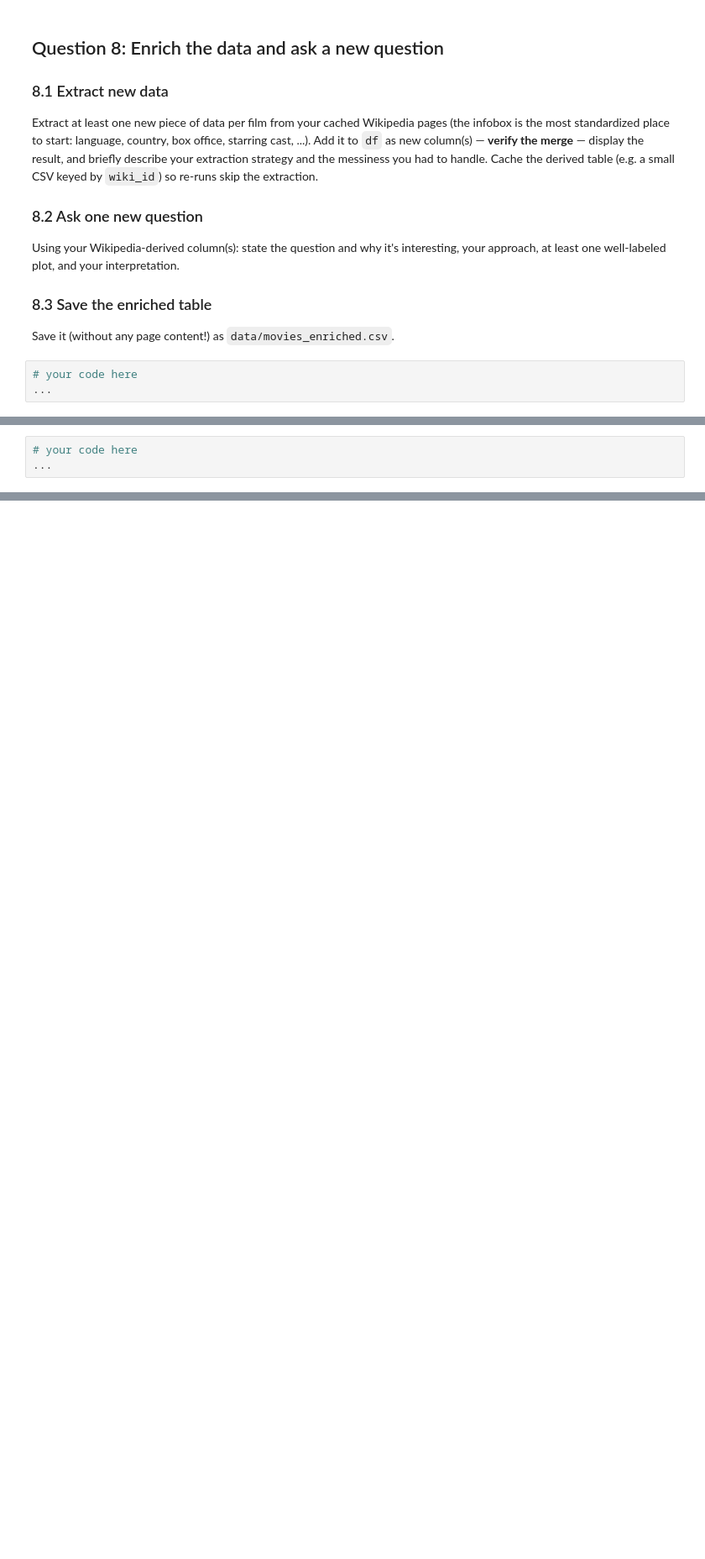
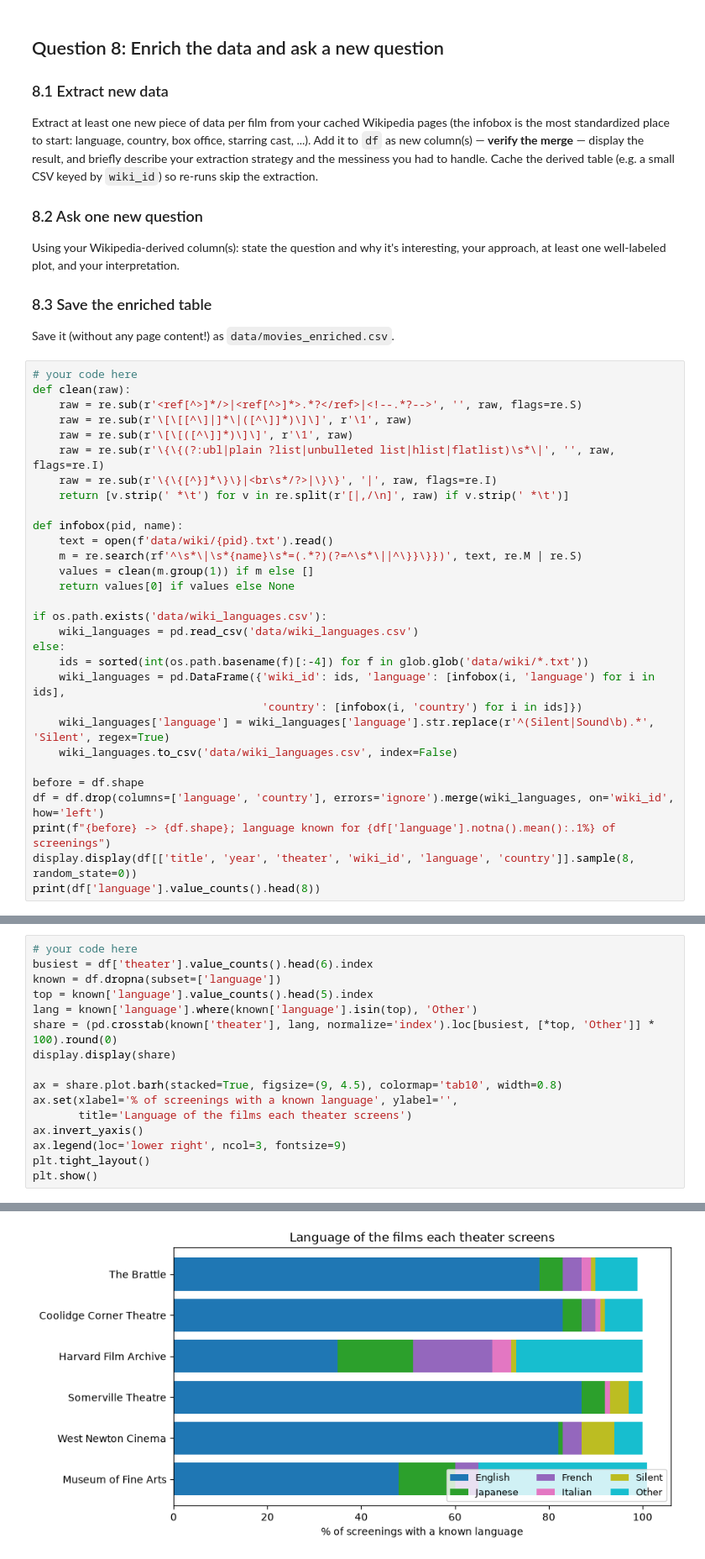
Before and after one commit to qqgjyx/AC-209A, a Jupyter notebook: homeworks/cs1090a_hw1/cs1090a_hw1.ipynb, the cells around one changed output, grey strips where cells are left out. Shown at 84% size. Drawn from its saved outputs; the diff is of its cells as text; blank space fills up the shorter version.

```diff
--- a/homeworks/cs1090a_hw1/cs1090a_hw1.ipynb
+++ b/homeworks/cs1090a_hw1/cs1090a_hw1.ipynb
@@ -809,4 +960,31 @@ Using your Wikipedia-derived column(s): state the question and why it's interest
 Save it (without any page content!) as `data/movies_enriched.csv`.
 # %%
 # your code here
-...
+def clean(raw):
+    raw = re.sub(r'<ref[^>]*/>|<ref[^>]*>.*?</ref>|<!--.*?-->', '', raw, flags=re.S)
+    raw = re.sub(r'\[\[[^\]|]*\|([^\]]*)\]\]', r'\1', raw)
+    raw = re.sub(r'\[\[([^\]]*)\]\]', r'\1', raw)
+    raw = re.sub(r'\{\{(?:ubl|plain ?list|unbulleted list|hlist|flatlist)\s*\|', '', raw, flags=re.I)
+    raw = re.sub(r'\{\{[^}]*\}\}|<br\s*/?>|\}\}', '|', raw, flags=re.I)
+    return [v.strip(' *\t') for v in re.split(r'[|,/\n]', raw) if v.strip(' *\t')]
+
+def infobox(pid, name):
+    text = open(f'data/wiki/{pid}.txt').read()
+    m = re.search(rf'^\s*\|\s*{name}\s*=(.*?)(?=^\s*\||^\}}\}})', text, re.M | re.S)
+    values = clean(m.group(1)) if m else []
+    return values[0] if values else None
+
+if os.path.exists('data/wiki_languages.csv'):
+    wiki_languages = pd.read_csv('data/wiki_languages.csv')
+else:
+    ids = sorted(int(os.path.basename(f)[:-4]) for f in glob.glob('data/wiki/*.txt'))
+    wiki_languages = pd.DataFrame({'wiki_id': ids, 'language': [infobox(i, 'language') for i in ids],
+                                   'country': [infobox(i, 'country') for i in ids]})
+    wiki_languages['language'] = wiki_languages['language'].str.replace(r'^(Silent|Sound\b).*', 'Silent', regex=True)
+    wiki_languages.to_csv('data/wiki_languages.csv', index=False)
+
+before = df.shape
+df = df.drop(columns=['language', 'country'], errors='ignore').merge(wiki_languages, on='wiki_id', how='left')
+print(f"{before} -> {df.shape}; language known for {df['language'].notna().mean():.1%} of screenings")
+display.display(df[['title', 'year', 'theater', 'wiki_id', 'language', 'country']].sample(8, random_state=0))
+print(df['language'].value_counts().head(8))
@@ -815,3 +1014,17 @@ Save it (without any page content!) as `data/movies_enriched.csv`.
 # %%
 # your code here
-...
+busiest = df['theater'].value_counts().head(6).index
+known = df.dropna(subset=['language'])
+top = known['language'].value_counts().head(5).index
+lang = known['language'].where(known['language'].isin(top), 'Other')
+share = (pd.crosstab(known['theater'], lang, normalize='index').loc[busiest, [*top, 'Other']] * 100).round(0)
+display.display(share)
+
+ax = share.plot.barh(stacked=True, figsize=(9, 4.5), colormap='tab10', width=0.8)
+ax.set(xlabel='% of screenings with a known language', ylabel='',
+       title='Language of the films each theater screens')
+ax.invert_yaxis()
+ax.legend(loc='lower right', ncol=3, fontsize=9)
+plt.tight_layout()
+plt.show()
+# %% [output]
@@ -818 +1039,2 @@ Save it (without any page content!) as `data/movies_enriched.csv`.
+[figure, added]
 # %% [markdown]
```
Also changed, not shown: parts of 32 cells of this notebook, 5 other files.
